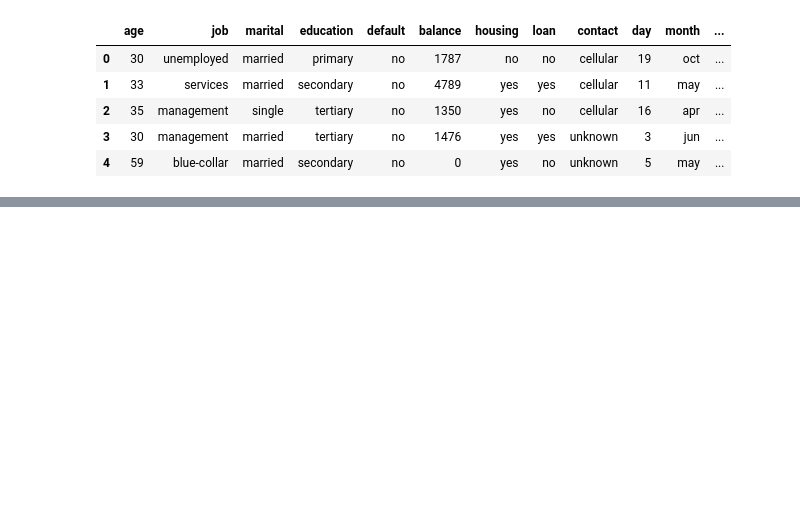
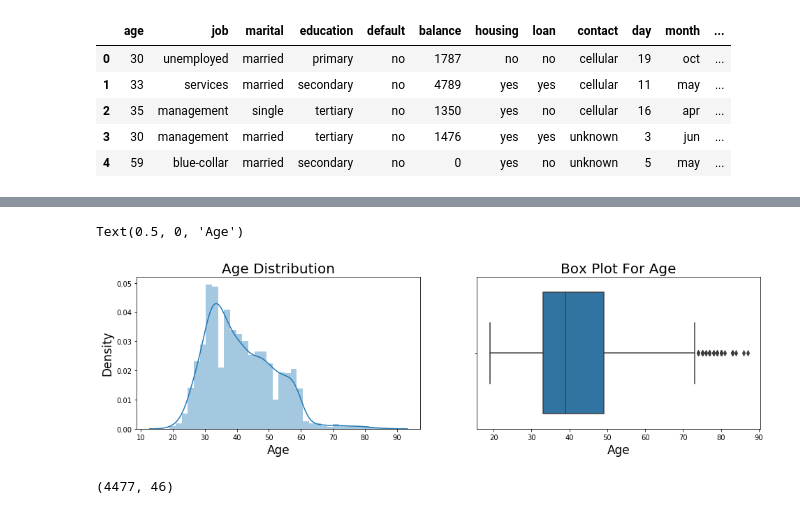
Before and after one commit to shivachandrakante/upGrad_BankMarketing, a Jupyter notebook: Bank_Marketing.ipynb, the cells around one changed output, grey strips where cells are left out. Drawn from its saved outputs; the diff is of its cells as text; code cells hidden in the pictures; blank space fills up the shorter version.

```diff
--- a/Bank_Marketing.ipynb
+++ b/Bank_Marketing.ipynb
@@ -14,0 +190,15 @@ df.head()
+# %%
+#Plotting the Price Column
+plt.figure(figsize=(16,4))
+plt.subplot(1,2,1)
+sns.distplot(df['age'])
+plt.title("Age Distribution", fontsize=20)
+plt.xlabel("Age", fontsize=17)
+plt.ylabel("Density", fontsize=17)
+plt.subplot(1,2,2)
+sns.boxplot(df['age'])
+plt.title("Box Plot For Age", fontsize=20)
+plt.xlabel("Age", fontsize=17)
+# %% [output]
+Text(0.5, 0, 'Age')
+[figure, added]
@@ -14,0 +217,5 @@ df.head()
+# %%
+df=df[(df.age > age_lower_boundary) & (df.age < age_upper_boundary)]
+df.shape
+# %% [output]
+(4477, 46)
```
Also changed, not shown: parts of 48 cells of this notebook, 1 other file.
